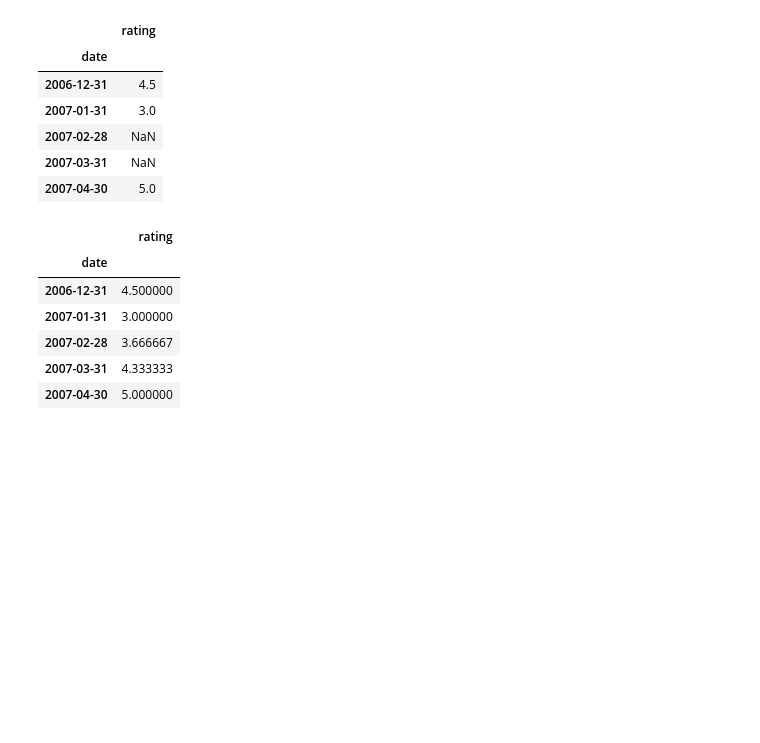
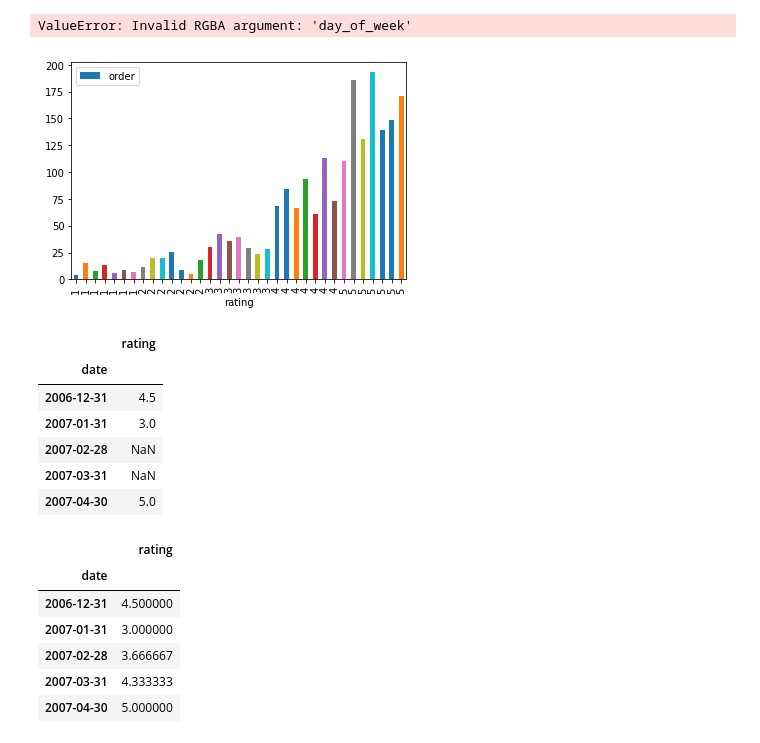
Before and after one commit to Gryazzz/Review, a Jupyter notebook: Analysis.ipynb, the cells around one changed output. Saved outputs shown, nothing was run; the diff lists cells and outputs as text; code cells hidden in the pictures; blank space fills up the shorter version.

```diff
--- a/Analysis.ipynb
+++ b/Analysis.ipynb
@@ -26,0 +34,4 @@ df.head()
+# %%
+days_grouped = df.groupby(['rating', 'day_of_week']).count()
+days_grouped = days_grouped.reset_index()
+days_grouped
@@ -27,3 +56,9 @@ df.head()
+# %%
+days_grouped.plot(x='rating', y='order', kind = 'bar')
+sns.barplot(data = days_grouped, x='rating', y='order', color='day_of_week')
+# %% [output]
+ValueError: Invalid RGBA argument: 'day_of_week'
+[figure, added]
 # %%
 # group by date with monthly average
 df1 = df.groupby(pd.Grouper(key='date', freq='1M')).mean()
```
Also changed, not shown: parts of 7 cells of this notebook.
